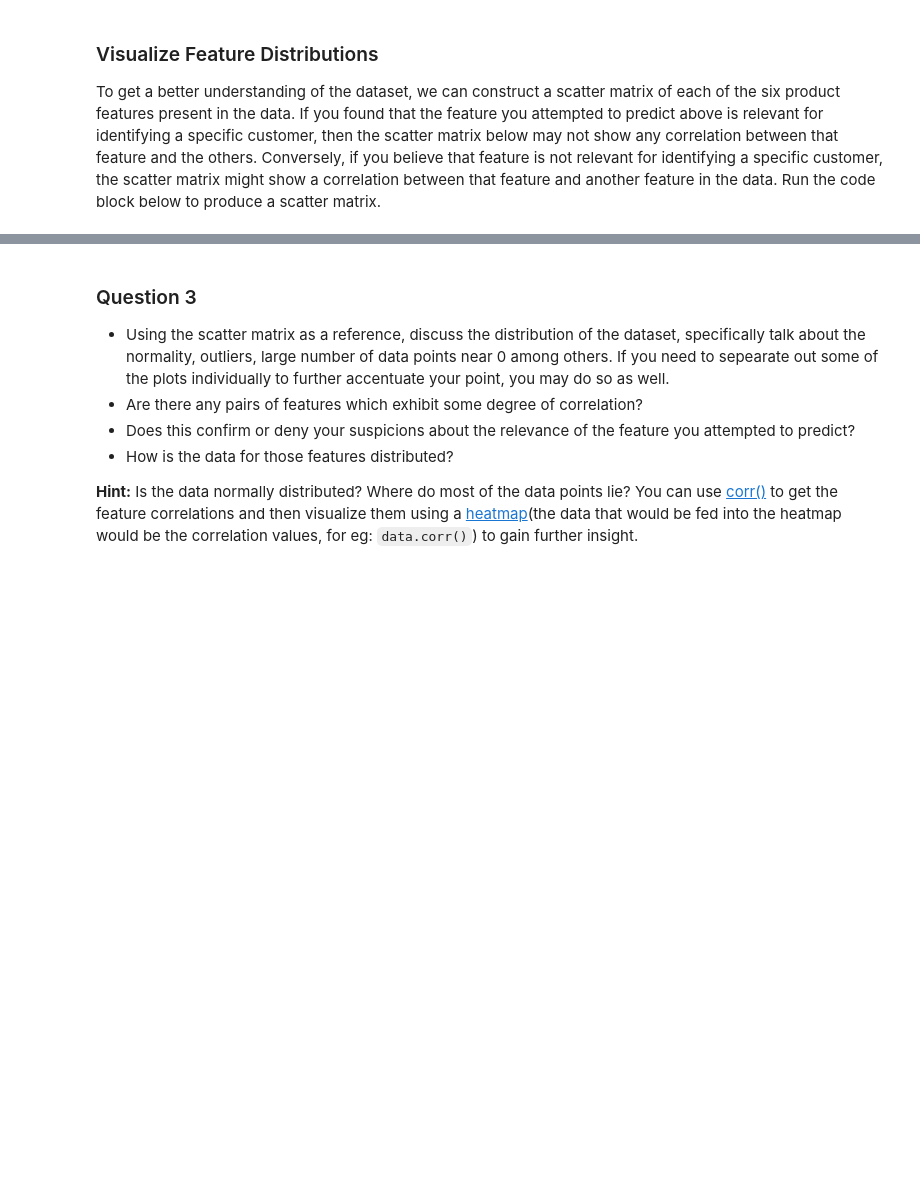
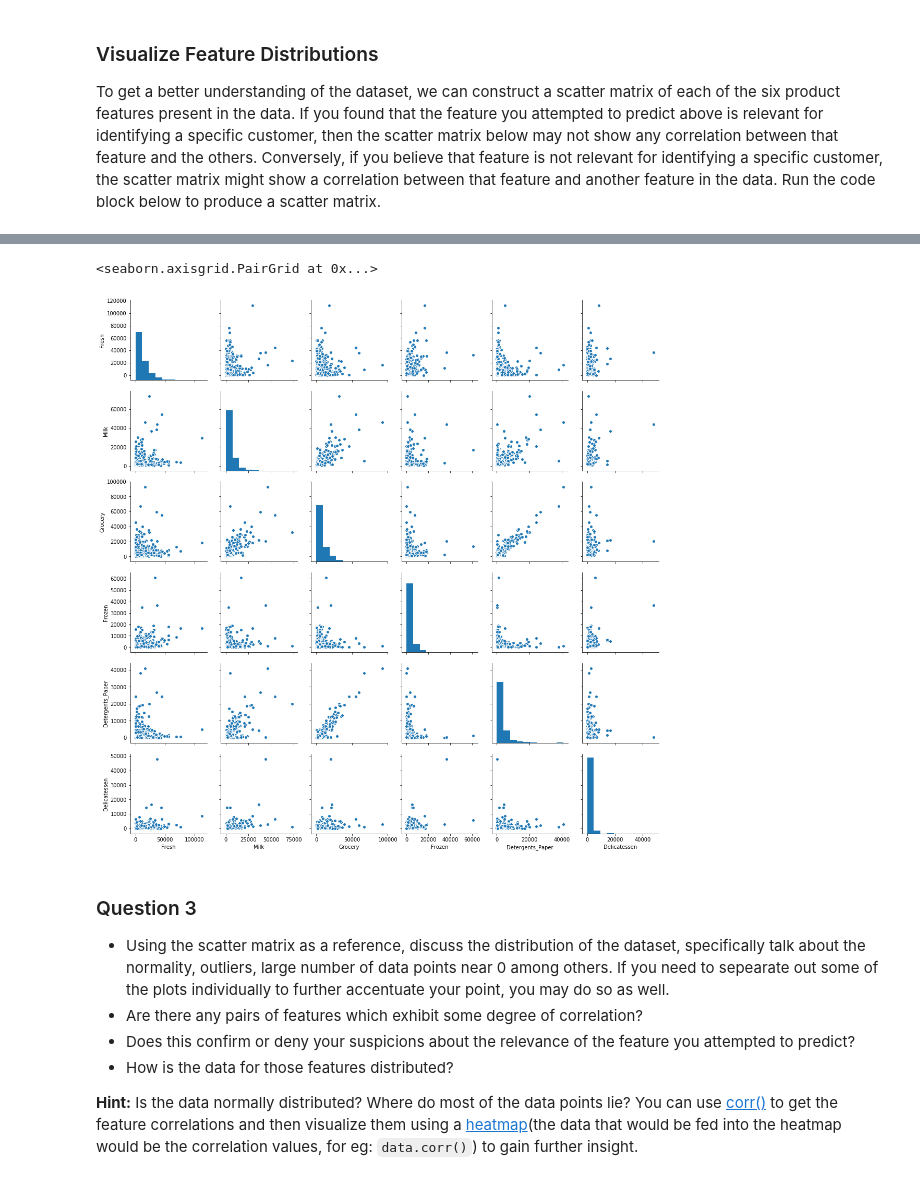
Before and after one commit to SaturninoMateus/machine-learning, a Jupyter notebook: projects/customer_segments/customer_segments.ipynb, the cells around one changed output, grey strips where cells are left out. Saved outputs shown, nothing was run; the diff lists cells and outputs as text; code cells hidden in the pictures; blank space fills up the shorter version.

```diff
--- a/projects/customer_segments/customer_segments.ipynb
+++ b/projects/customer_segments/customer_segments.ipynb
@@ -154,3 +166,8 @@ pd.scatter_matrix(data, alpha = 0.3, figsize = (14,8), diagonal = 'kde');
+# %%
+sns.pairplot(data)
+# %% [output]
+<seaborn.axisgrid.PairGrid at 0x...>
+[figure, added]
 # %% [markdown]
 ### Question 3
 * Using the scatter matrix as a reference, discuss the distribution of the dataset, specifically talk about the normality, outliers, large number of data points near 0 among others. If you need to sepearate out some of the plots individually to further accentuate your point, you may do so as well.
```
Also changed, not shown: parts of 10 cells of this notebook.
